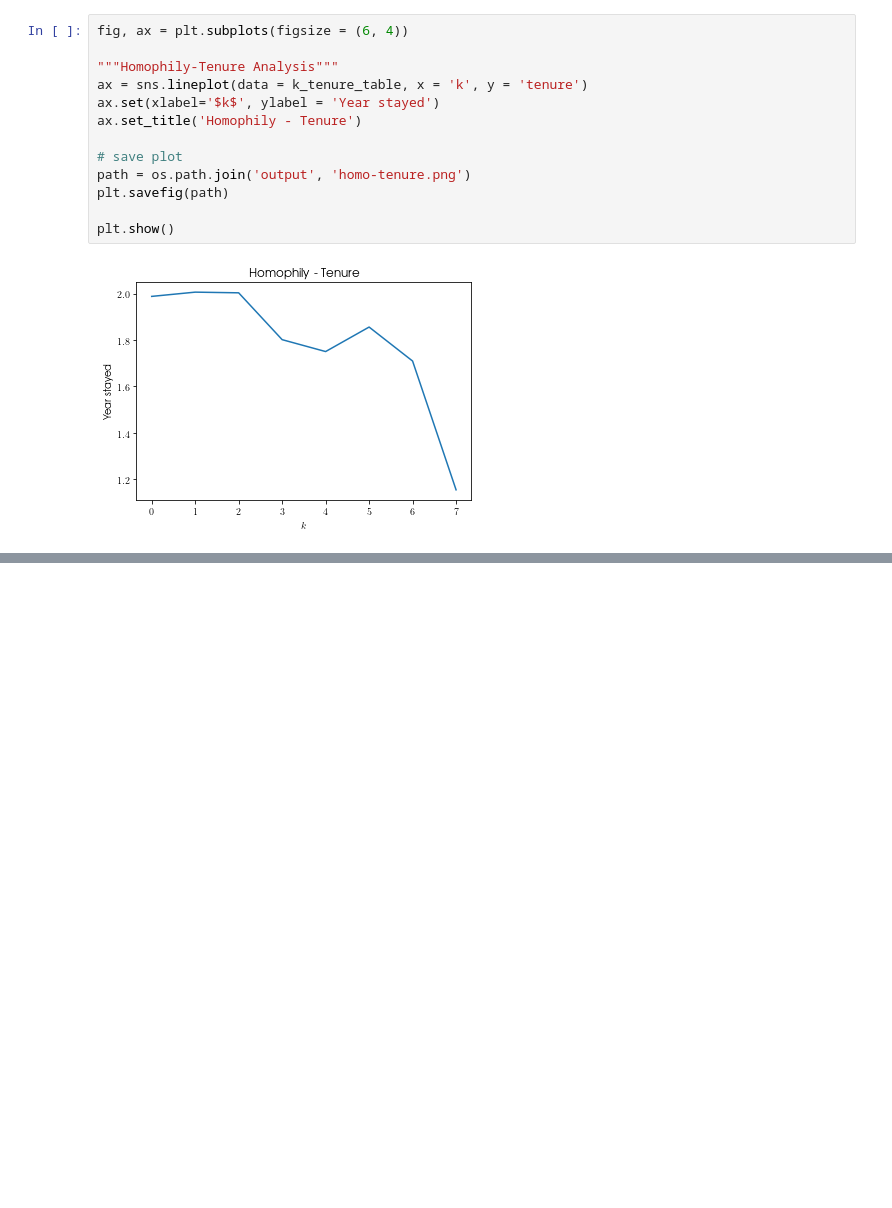
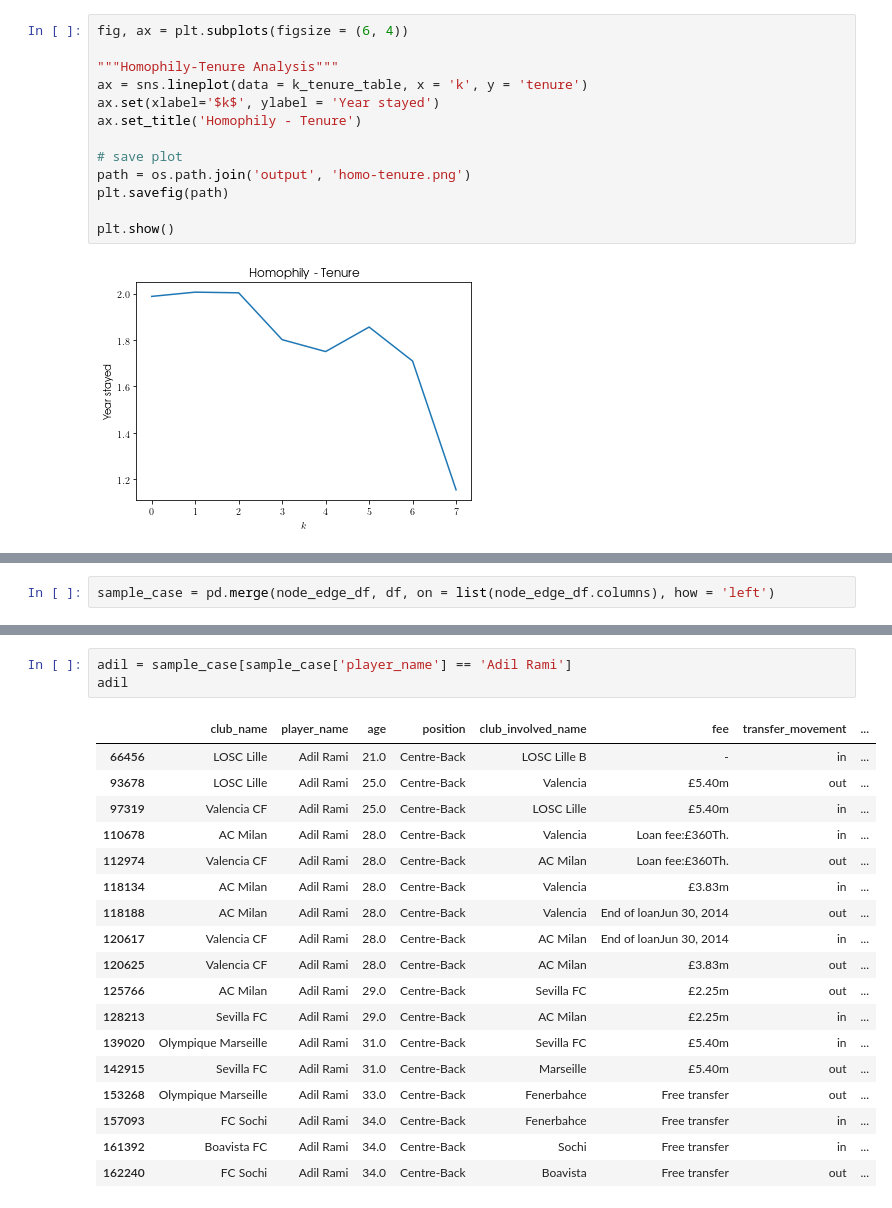
Before and after one commit to willit031794/net-analytics-ftp, a Jupyter notebook: scripts/analysis.ipynb, the cells around one changed output, grey strips where cells are left out. Cells and saved outputs as stored; diff of their text form; blank space fills up the shorter version.

```diff
--- a/scripts/analysis.ipynb
+++ b/scripts/analysis.ipynb
@@ -1695,0 +1577,2 @@ top_eval[top_eval['player_name'].isin(player_in_barcelona)]
+# %%
+sample_case = pd.merge(node_edge_df, df, on = list(node_edge_df.columns), how = 'left')
@@ -1695,0 +1601,22 @@ top_eval[top_eval['player_name'].isin(player_in_barcelona)]
+# %%
+adil = sample_case[sample_case['player_name'] == 'Adil Rami']
+adil
+# %% [output]
+|  | club_name | player_name | age | position | club_involved_name | fee | transfer_movement | ... |
+| 66456 | LOSC Lille | Adil Rami | 21.0 | Centre-Back | LOSC Lille B | - | in | ... |
+| 93678 | LOSC Lille | Adil Rami | 25.0 | Centre-Back | Valencia | £5.40m | out | ... |
+| 97319 | Valencia CF | Adil Rami | 25.0 | Centre-Back | LOSC Lille | £5.40m | in | ... |
+| 110678 | AC Milan | Adil Rami | 28.0 | Centre-Back | Valencia | Loan fee:£360Th. | in | ... |
+| 112974 | Valencia CF | Adil Rami | 28.0 | Centre-Back | AC Milan | Loan fee:£360Th. | out | ... |
+| 118134 | AC Milan | Adil Rami | 28.0 | Centre-Back | Valencia | £3.83m | in | ... |
+| 118188 | AC Milan | Adil Rami | 28.0 | Centre-Back | Valencia | End of loanJun 30, 2014 | out | ... |
+| 120617 | Valencia CF | Adil Rami | 28.0 | Centre-Back | AC Milan | End of loanJun 30, 2014 | in | ... |
+| 120625 | Valencia CF | Adil Rami | 28.0 | Centre-Back | AC Milan | £3.83m | out | ... |
+| 125766 | AC Milan | Adil Rami | 29.0 | Centre-Back | Sevilla FC | £2.25m | out | ... |
+| 128213 | Sevilla FC | Adil Rami | 29.0 | Centre-Back | AC Milan | £2.25m | in | ... |
+| 139020 | Olympique Marseille | Adil Rami | 31.0 | Centre-Back | Sevilla FC | £5.40m | in | ... |
+| 142915 | Sevilla FC | Adil Rami | 31.0 | Centre-Back | Marseille | £5.40m | out | ... |
+| 153268 | Olympique Marseille | Adil Rami | 33.0 | Centre-Back | Fenerbahce | Free transfer | out | ... |
+| 157093 | FC Sochi | Adil Rami | 34.0 | Centre-Back | Fenerbahce | Free transfer | in | ... |
+| 161392 | Boavista FC | Adil Rami | 34.0 | Centre-Back | Sochi | Free transfer | in | ... |
+| 162240 | FC Sochi | Adil Rami | 34.0 | Centre-Back | Boavista | Free transfer | out | ... |
```
Also changed, not shown: parts of 60 cells of this notebook, 7 other files.
